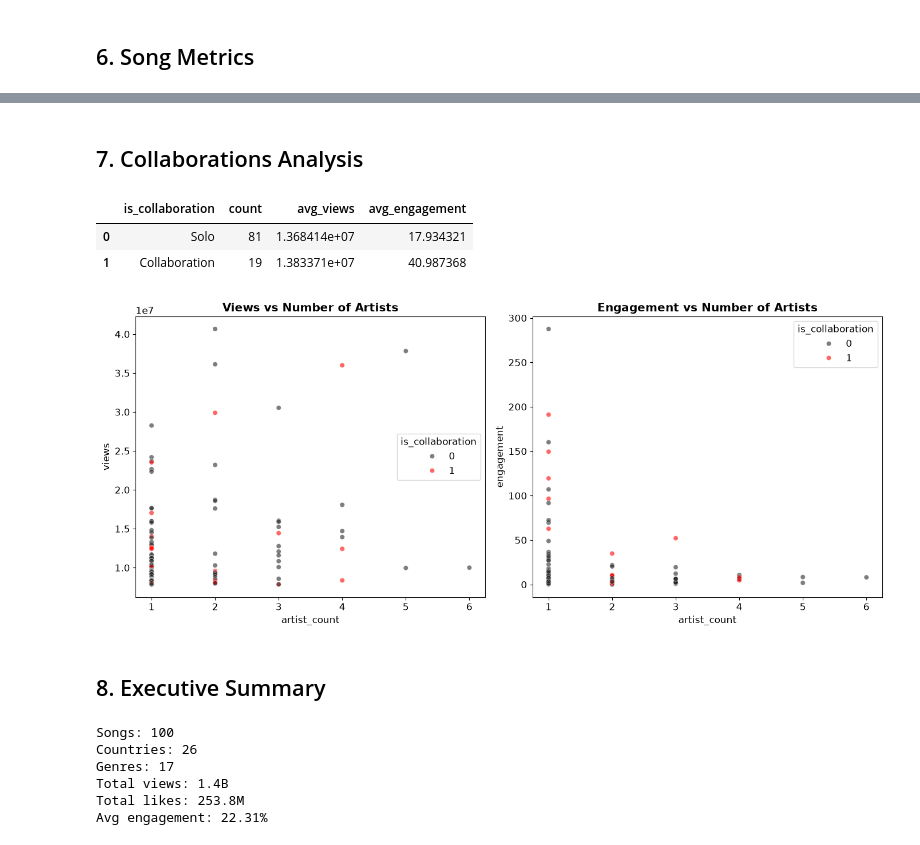
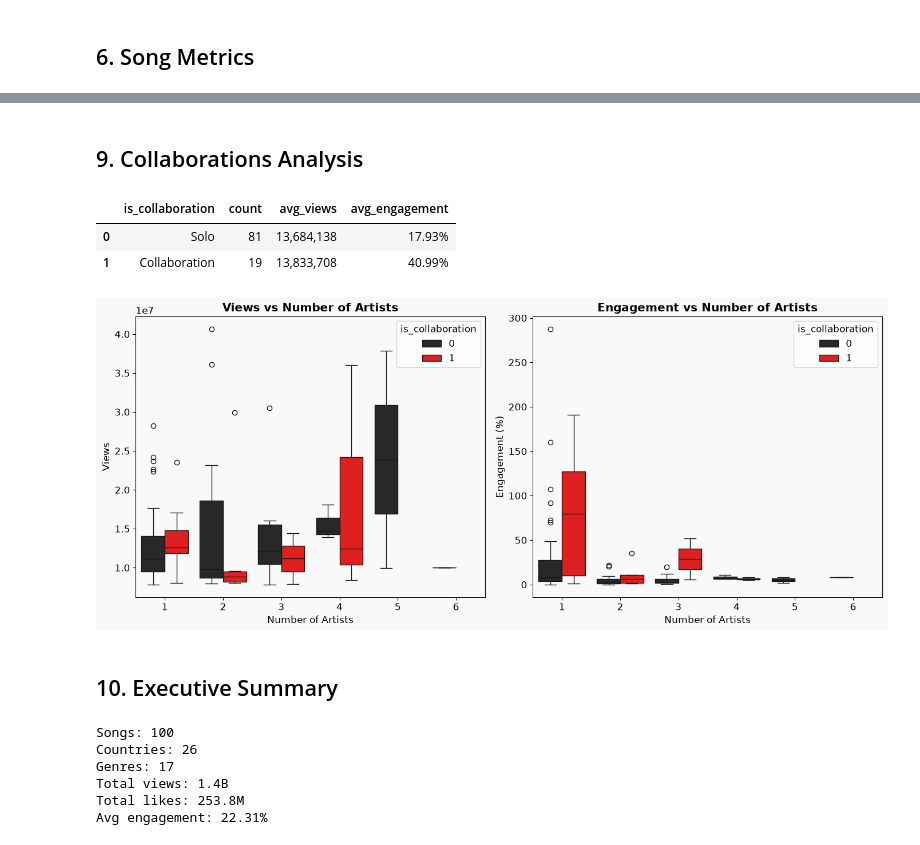
Before and after one commit to adroguetth/youtube-music-charts-intelligence, a Jupyter notebook: Notebook_EN/weekly/youtube_charts_2026-W46.ipynb, the cells around one changed output, grey strips where cells are left out. Cells and saved outputs as stored; diff of their text form; code cells hidden in the pictures.

```diff
--- a/Notebook_EN/weekly/youtube_charts_2026-W46.ipynb
+++ b/Notebook_EN/weekly/youtube_charts_2026-W46.ipynb
@@ -11,6 +11,7 @@ import seaborn as sns
 import squarify
 
 from scipy.stats import gaussian_kde
+from IPython.display import display, Markdown
 
 plt.rcParams["figure.figsize"] = (12, 6)
 plt.rcParams["font.size"] = 12
@@ -35,6 +36,22 @@ def format_number(x):
     if x >= 1_000:
         return f"{x / 1_000:.1f}K"
     return f"{x:,.0f}"
+
+
+def get_continent(country):
+    continents = {
+        'North America': ['United States', 'Mexico', 'Canada', 'Puerto Rico'],
+        'South America': ['Brazil', 'Argentina', 'Colombia', 'Chile', 'Peru', 'Venezuela'],
+        'Europe': ['United Kingdom', 'Sweden', 'Germany', 'France', 'Spain', 'Italy', 'Netherlands', 'Turkey'],
+        'Asia': ['India', 'South Korea', 'Japan', 'China', 'Indonesia', 'Pakistan', 'Philippines', 'Thailand', 'Vietnam'],
+        'Africa': ['Nigeria', 'South Africa', 'Kenya', 'Ghana'],
+        'Oceania': ['Australia', 'New Zealand'],
+        'Middle East': ['Israel', 'UAE', 'Saudi Arabia']
+    }
+    for continent, countries in continents.items():
+        if country in countries:
+            return continent
+    return 'Other'
 
 
 # Metric functions: try to import from the package, fall back to inline.
@@ -160,6 +177,7 @@ df["upload_quarter"] = df["upload_date"].dt.quarter
 df["engagement"] = np.where(
     df["views"] > 0, (df["likes"] / df["views"] * 100).round(2), 0.0
 )
+df["continent"] = df["artist_country"].apply(get_continent)
 # %% [markdown]
 ## 1. Introduction
 # %% [markdown]
@@ -369,30 +783,37 @@ display(top_songs(df, metric='engagement', n=10))
 # %% [markdown]
-## 7. Collaborations Analysis
+## 9. Collaborations Analysis
-# %%
-display(collaborations(df))
-# %% [output]
-|  | is_collaboration | count | avg_views | avg_engagement |
-| 0 | Solo | 81 | 1.368414e+07 | 17.934321 |
-| 1 | Collaboration | 19 | 1.383371e+07 | 40.987368 |
 # %%
-# Views vs number of artists
+collab_stats = df.groupby('is_collaboration').agg(
+    count=('track_name', 'count'),
+    avg_views=('views', 'mean'),
+    avg_engagement=('engagement', 'mean')
+).reset_index()
+collab_stats['is_collaboration'] = collab_stats['is_collaboration'].map({0: 'Solo', 1: 'Collaboration'})
+collab_stats['avg_views'] = collab_stats['avg_views'].apply(lambda x: f'{x:,.0f}')
+collab_stats['avg_engagement'] = collab_stats['avg_engagement'].round(2).astype(str) + '%'
+display(collab_stats)
+
 fig, axes = plt.subplots(1, 2, figsize=(14, 6))
-sns.scatterplot(
-    data=df, x='artist_count', y='views', hue='is_collaboration',
-    palette={0: '#282828', 1: 'red'}, ax=axes[0], alpha=0.6,
-)
+fig.patch.set_facecolor('#F9F9F9')
+axes[0].set_facecolor('#F9F9F9')
+axes[1].set_facecolor('#F9F9F9')
+sns.boxplot(data=df, x='artist_count', y='views', hue='is_collaboration', palette={0: '#282828', 1: 'red'}, ax=axes[0])
 axes[0].set_title('Views vs Number of Artists', fontweight='bold')
-sns.scatterplot(
-    data=df, x='artist_count', y='engagement', hue='is_collaboration',
-    palette={0: '#282828', 1: 'red'}, ax=axes[1], alpha=0.6,
-)
+axes[0].set_xlabel('Number of Artists')
+axes[0].set_ylabel('Views')
+sns.boxplot(data=df, x='artist_count', y='engagement', hue='is_collaboration', palette={0: '#282828', 1: 'red'}, ax=axes[1])
 axes[1].set_title('Engagement vs Number of Artists', fontweight='bold')
+axes[1].set_xlabel('Number of Artists')
+axes[1].set_ylabel('Engagement (%)')
 plt.tight_layout()
 plt.show()
 # %% [output]
+|  | is_collaboration | count | avg_views | avg_engagement |
+| 0 | Solo | 81 | 13,684,138 | 17.93% |
+| 1 | Collaboration | 19 | 13,833,708 | 40.99% |
-[figure, old version]
+[figure, new version]
 # %% [markdown]
-## 8. Executive Summary
+## 10. Executive Summary
 # %%
 stats = general_stats(df)
 print(f"Songs: {stats['total_songs']}")
```
Also changed, not shown: parts of 54 cells of this notebook, 1 other file.
